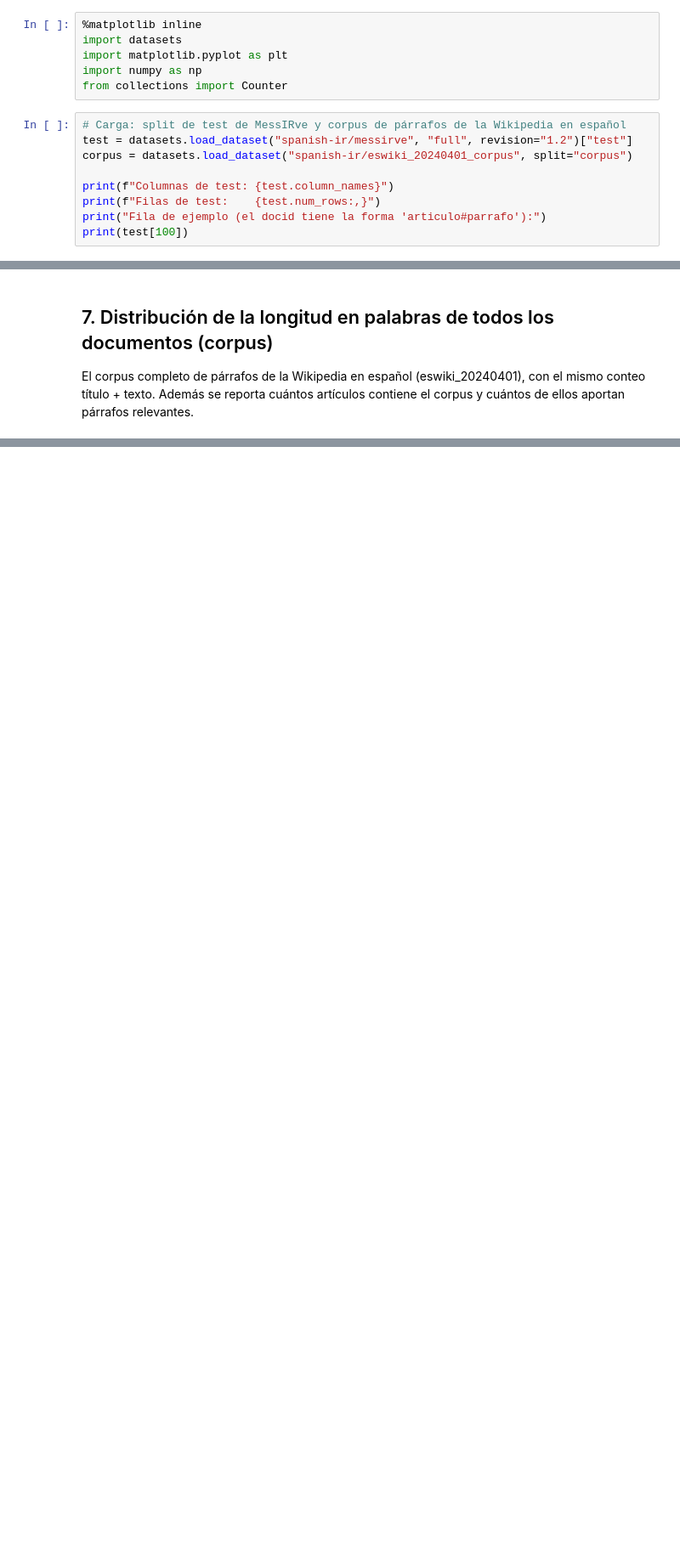
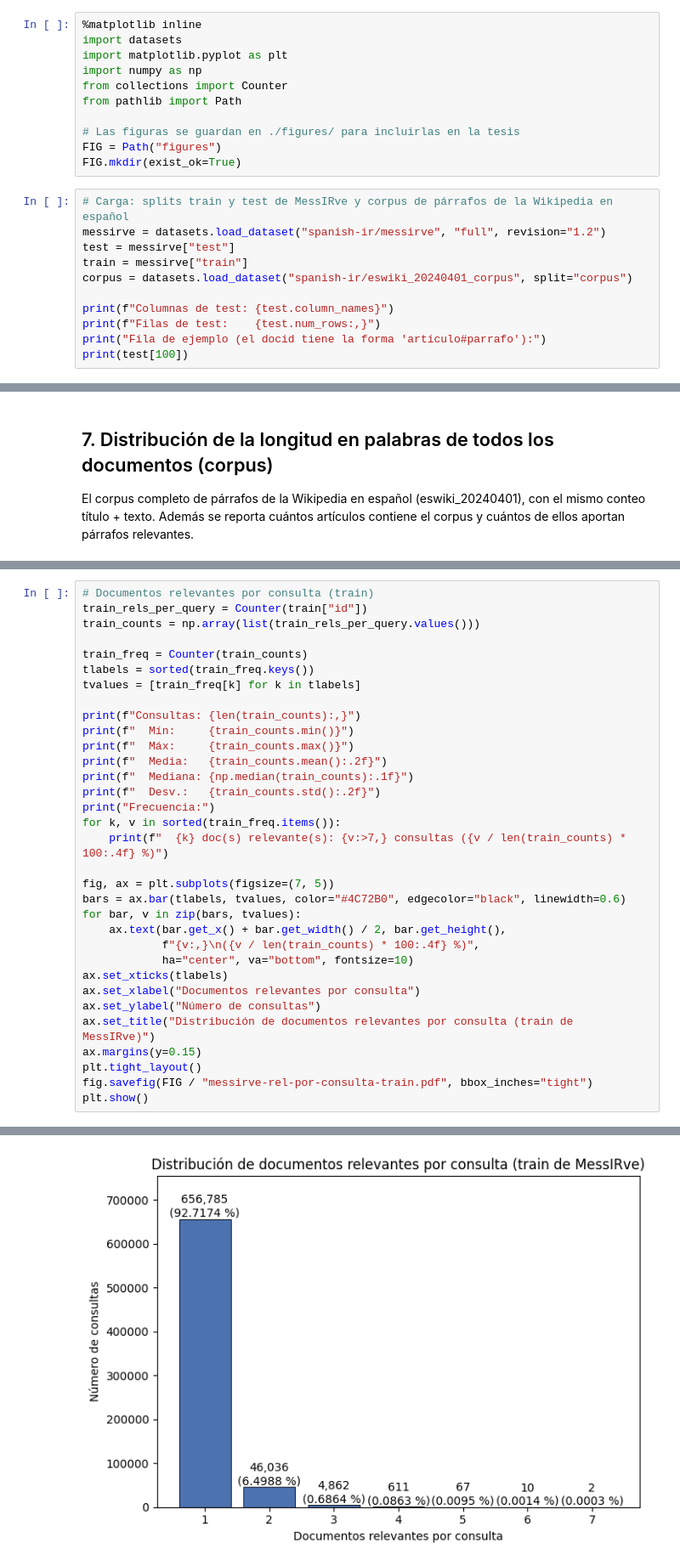
Before and after one commit to esteban-mendoza/ir-spanish, a Jupyter notebook: analysis/distributions.ipynb, the cells around one changed output, grey strips where cells are left out. Shown at 85% size. Cells and saved outputs as stored; diff of their text form; blank space fills up the shorter version.

Commit message:
Rewrite distributions notebook and export figures

```diff
--- a/analysis/distributions.ipynb
+++ b/analysis/distributions.ipynb
@@ -8,9 +8,16 @@ import datasets
 import matplotlib.pyplot as plt
 import numpy as np
 from collections import Counter
+from pathlib import Path
+
+# Las figuras se guardan en ./figures/ para incluirlas en la tesis
+FIG = Path("figures")
+FIG.mkdir(exist_ok=True)
 # %%
-# Carga: split de test de MessIRve y corpus de párrafos de la Wikipedia en español
-test = datasets.load_dataset("spanish-ir/messirve", "full", revision="1.2")["test"]
+# Carga: splits train y test de MessIRve y corpus de párrafos de la Wikipedia en español
+messirve = datasets.load_dataset("spanish-ir/messirve", "full", revision="1.2")
+test = messirve["test"]
+train = messirve["train"]
 corpus = datasets.load_dataset("spanish-ir/eswiki_20240401_corpus", split="corpus")
 
 print(f"Columnas de test: {test.column_names}")
@@ -258,0 +306,34 @@ Documentos del corpus (14,047,759 elementos)
+# %%
+# Documentos relevantes por consulta (train)
+train_rels_per_query = Counter(train["id"])
+train_counts = np.array(list(train_rels_per_query.values()))
+
+train_freq = Counter(train_counts)
+tlabels = sorted(train_freq.keys())
+tvalues = [train_freq[k] for k in tlabels]
+
+print(f"Consultas: {len(train_counts):,}")
+print(f"  Mín:     {train_counts.min()}")
+print(f"  Máx:     {train_counts.max()}")
+print(f"  Media:   {train_counts.mean():.2f}")
+print(f"  Mediana: {np.median(train_counts):.1f}")
+print(f"  Desv.:   {train_counts.std():.2f}")
+print("Frecuencia:")
+for k, v in sorted(train_freq.items()):
+    print(f"  {k} doc(s) relevante(s): {v:>7,} consultas ({v / len(train_counts) * 100:.4f} %)")
+
+fig, ax = plt.subplots(figsize=(7, 5))
+bars = ax.bar(tlabels, tvalues, color="#4C72B0", edgecolor="black", linewidth=0.6)
+for bar, v in zip(bars, tvalues):
+    ax.text(bar.get_x() + bar.get_width() / 2, bar.get_height(),
+            f"{v:,}\n({v / len(train_counts) * 100:.4f} %)",
+            ha="center", va="bottom", fontsize=10)
+ax.set_xticks(tlabels)
+ax.set_xlabel("Documentos relevantes por consulta")
+ax.set_ylabel("Número de consultas")
+ax.set_title("Distribución de documentos relevantes por consulta (train de MessIRve)")
+ax.margins(y=0.15)
+plt.tight_layout()
+fig.savefig(FIG / "messirve-rel-por-consulta-train.pdf", bbox_inches="tight")
+plt.show()
+# %% [output]
@@ -258,0 +354 @@ Documentos del corpus (14,047,759 elementos)
+[figure, added]
```
Also changed, not shown: parts of 12 cells of this notebook, 8 other files.
